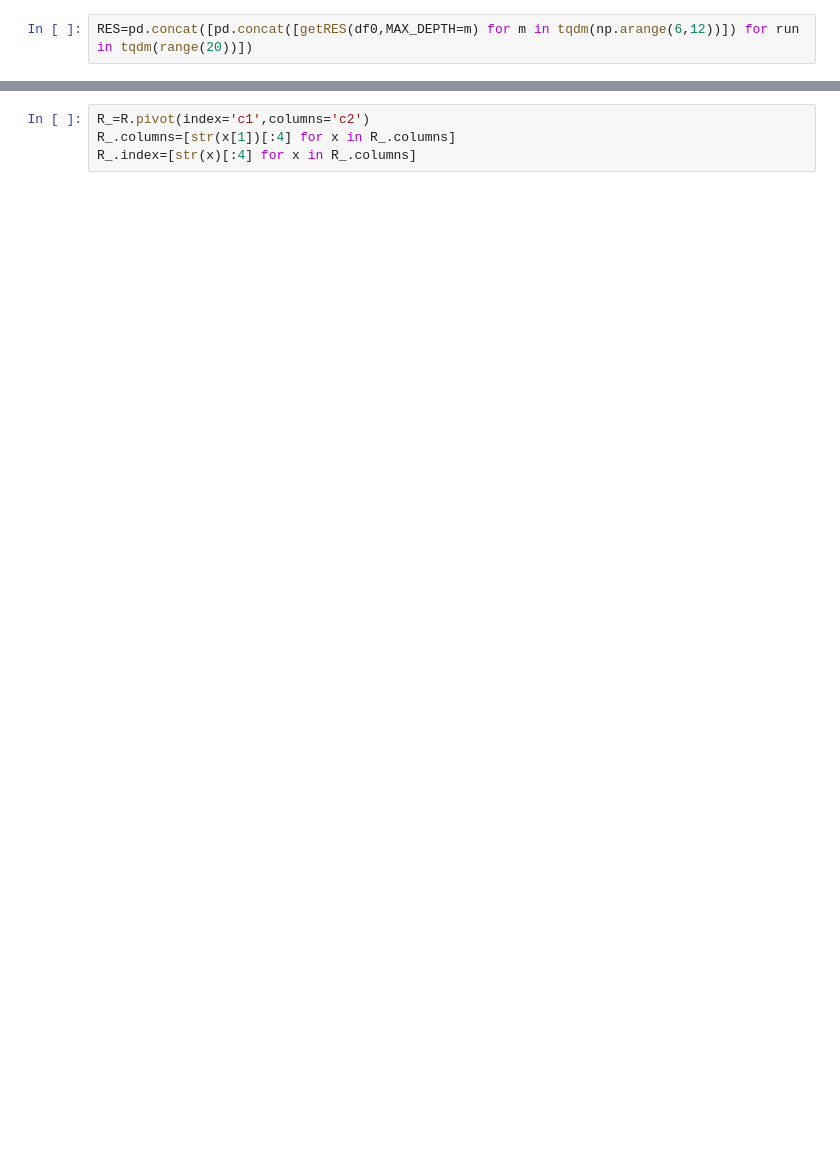
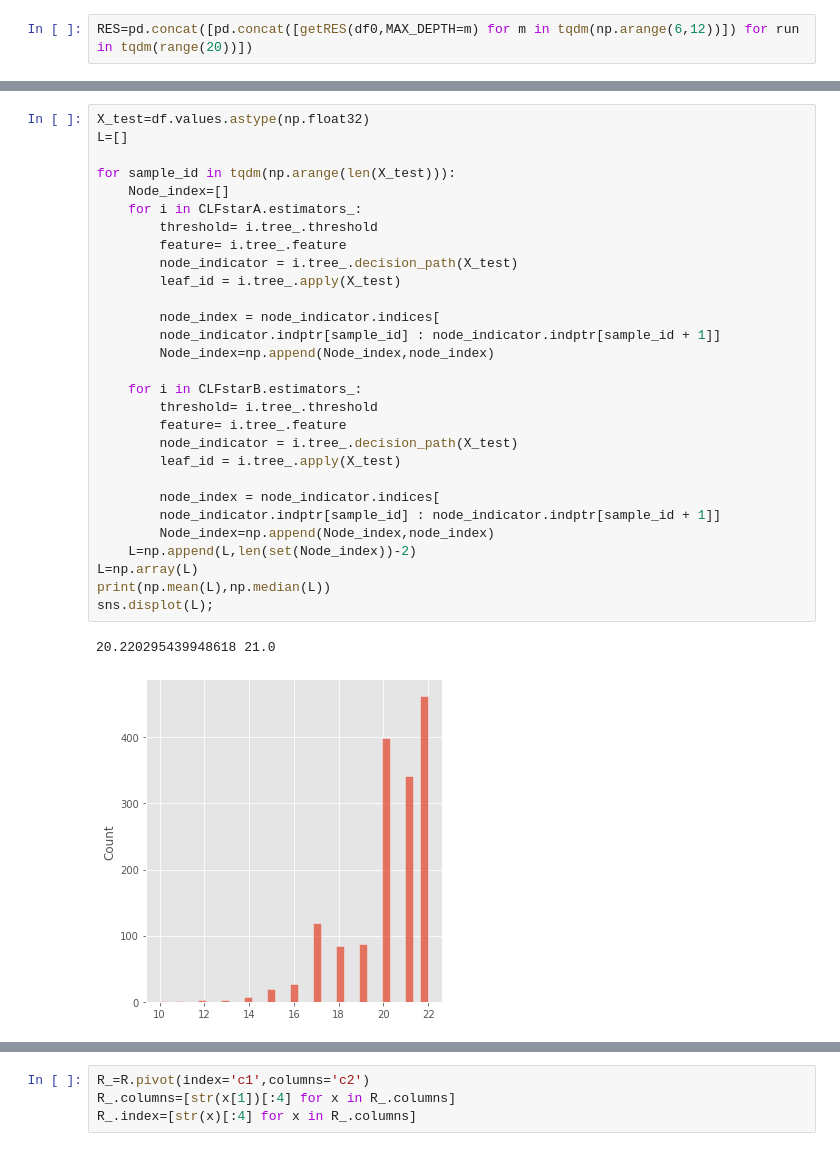
Before and after one commit to zeroknowledgediscovery/zcad, a Jupyter notebook: code/notebooks/bsnip001-new_multi_classifier_optimization-Copy3.ipynb, the cells around one changed output, grey strips where cells are left out. Drawn from its saved outputs; the diff is of its cells as text; blank space fills up the shorter version.

```diff
--- a/code/notebooks/bsnip001-new_multi_classifier_optimization-Copy3.ipynb
+++ b/code/notebooks/bsnip001-new_multi_classifier_optimization-Copy3.ipynb
@@ -402,0 +396,32 @@ Text(0, 0.5, 'mean accuracy')
+# %%
+X_test=df.values.astype(np.float32)
+L=[]
+
+for sample_id in tqdm(np.arange(len(X_test))):
+    Node_index=[]
+    for i in CLFstarA.estimators_:
+        threshold= i.tree_.threshold
+        feature= i.tree_.feature
+        node_indicator = i.tree_.decision_path(X_test)
+        leaf_id = i.tree_.apply(X_test)
+
+        node_index = node_indicator.indices[
+        node_indicator.indptr[sample_id] : node_indicator.indptr[sample_id + 1]]
+        Node_index=np.append(Node_index,node_index)
+
+    for i in CLFstarB.estimators_:
+        threshold= i.tree_.threshold
+        feature= i.tree_.feature
+        node_indicator = i.tree_.decision_path(X_test)
+        leaf_id = i.tree_.apply(X_test)
+
+        node_index = node_indicator.indices[
+        node_indicator.indptr[sample_id] : node_indicator.indptr[sample_id + 1]]
+        Node_index=np.append(Node_index,node_index)
+    L=np.append(L,len(set(Node_index))-2)
+L=np.array(L)
+print(np.mean(L),np.median(L))
+sns.displot(L);
+# %% [output]
+20.220295439948618 21.0
+[figure, added]
```
Also changed, not shown: parts of 23 cells of this notebook, 7 other files.
